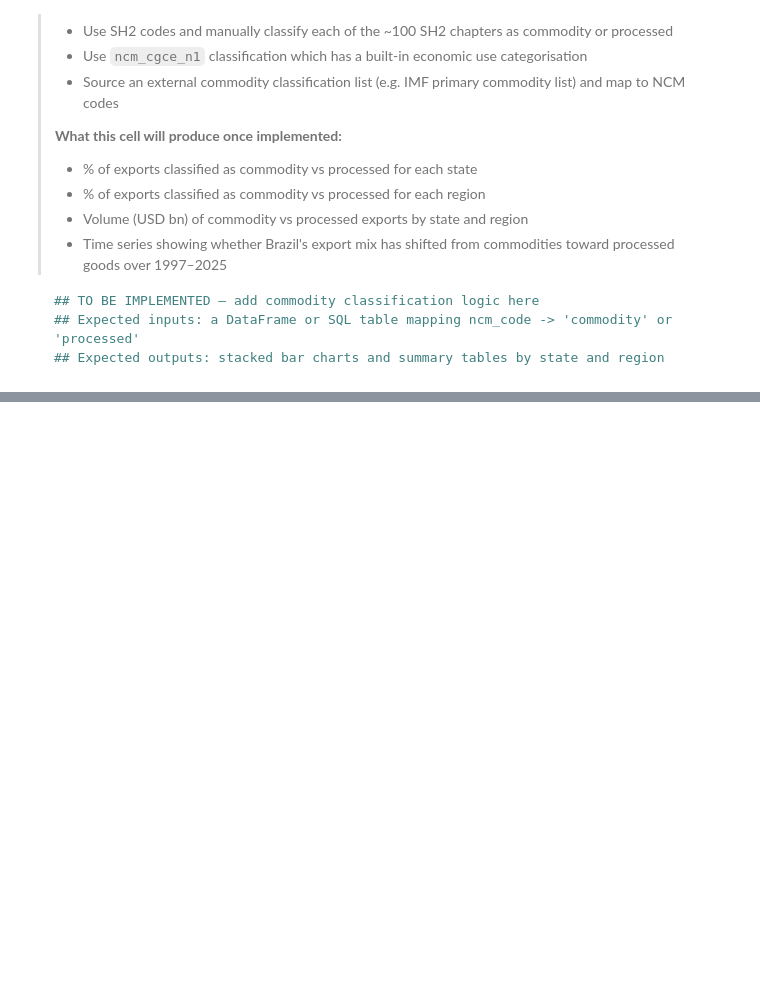
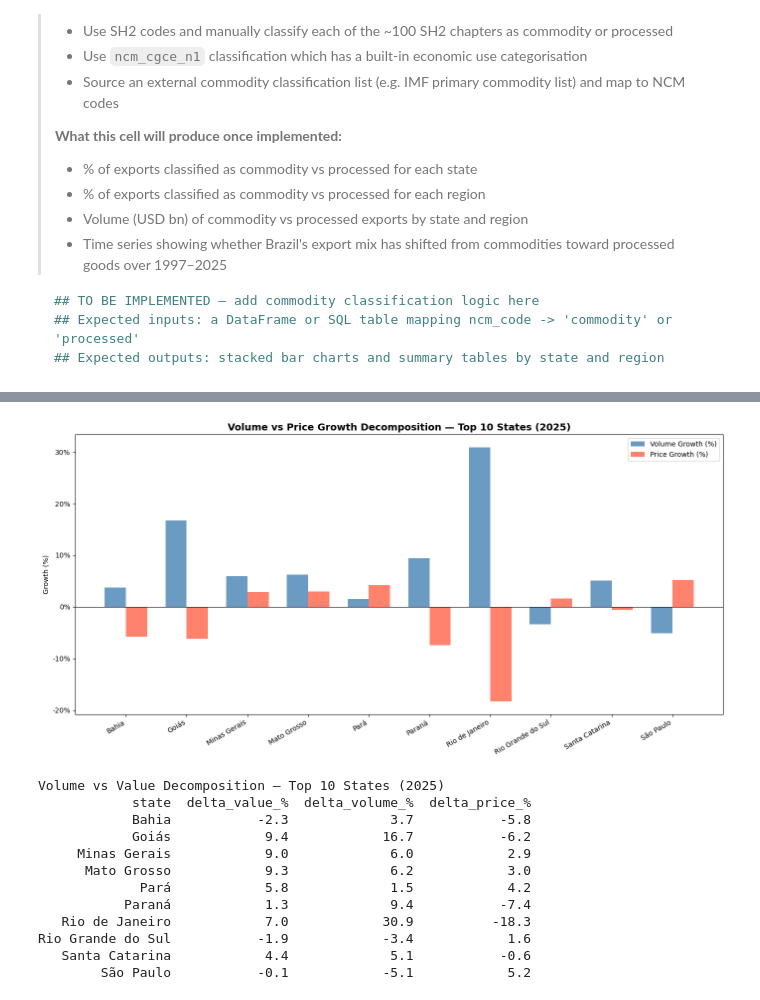
Before and after one commit to Eduardo-kohn/brazil-state-trade-analysis, a Jupyter notebook: SRC/Analysis/step2_state_competitiveness.ipynb, the cells around one changed output, grey strips where cells are left out. Cells and saved outputs as stored; diff of their text form; code cells hidden in the pictures; blank space fills up the shorter version.

```diff
--- a/SRC/Analysis/step2_state_competitiveness.ipynb
+++ b/SRC/Analysis/step2_state_competitiveness.ipynb
@@ -1574,0 +1768,64 @@ Regional Trade Hub Profiles (2025)
+# %%
+query_vol_val = f"""
+    SELECT e.\"CO_ANO\" AS year,
+           e.\"SG_UF_NCM\" AS uf,
+           SUM(e.\"VL_FOB\") AS exports_usd,
+           SUM(e.\"KG_LIQUIDO\") AS total_kg
+    FROM exp e
+    WHERE e.\"CO_ANO\" <= {MAX_YEAR}
+    AND e.\"KG_LIQUIDO\" > 0
+    GROUP BY e.\"CO_ANO\", e.\"SG_UF_NCM\"
+    ORDER BY e.\"SG_UF_NCM\", year
+"""
+
+df_vv = pd.read_sql(query_vol_val, engine)
+df_vv = df_vv.merge(df_state[['uf', 'state']], on='uf', how='left')
+df_vv['usd_per_kg'] = df_vv['exports_usd'] / df_vv['total_kg']
+
+## YoY changes
+df_vv['delta_value_%']  = df_vv.groupby('uf')['exports_usd'].pct_change() * 100
+df_vv['delta_volume_%'] = df_vv.groupby('uf')['total_kg'].pct_change() * 100
+df_vv['delta_price_%']  = df_vv.groupby('uf')['usd_per_kg'].pct_change() * 100
+
+## Latest year summary for top 10 states
+df_vv_latest = df_vv[
+    (df_vv['year'] == MAX_YEAR) &
+    (df_vv['state'].isin(df_state.head(10)['state'].tolist()))
+][['state', 'exports_usd', 'total_kg', 'usd_per_kg',
+   'delta_value_%', 'delta_volume_%', 'delta_price_%']].round(1)
+
+## Grouped bar chart
+df_vv_plot = df_vv_latest.set_index('state')[['delta_volume_%', 'delta_price_%']].dropna()
+x     = np.arange(len(df_vv_plot))
+width = 0.35
+
+fig, ax = plt.subplots(figsize=(14, 7))
+ax.bar(x - width/2, df_vv_plot['delta_volume_%'], width, label='Volume Growth (%)', color='steelblue', alpha=0.8)
+ax.bar(x + width/2, df_vv_plot['delta_price_%'],  width, label='Price Growth (%)',  color='tomato',    alpha=0.8)
+ax.axhline(y=0, color='black', linewidth=0.8)
+ax.set_title(f'Volume vs Price Growth Decomposition — Top 10 States ({MAX_YEAR})', fontsize=14, fontweight='bold')
+ax.set_ylabel('Growth (%)')
+ax.set_xticks(x)
+ax.set_xticklabels(df_vv_plot.index, rotation=30, ha='right')
+ax.yaxis.set_major_formatter(mticker.FormatStrFormatter('%.0f%%'))
+ax.legend(fontsize=10)
+plt.tight_layout()
+plt.savefig('output_2_18_vol_val_decomp.png', dpi=150)
+plt.show()
+
+print(f'\nVolume vs Value Decomposition — Top 10 States ({MAX_YEAR})')
+print(df_vv_latest[['state', 'delta_value_%', 'delta_volume_%', 'delta_price_%']].to_string(index=False))
+# %% [output]
+[figure, added]
+Volume vs Value Decomposition — Top 10 States (2025)
+            state  delta_value_%  delta_volume_%  delta_price_%
+            Bahia           -2.3             3.7           -5.8
+            Goiás            9.4            16.7           -6.2
+     Minas Gerais            9.0             6.0            2.9
+      Mato Grosso            9.3             6.2            3.0
+             Pará            5.8             1.5            4.2
+           Paraná            1.3             9.4           -7.4
+   Rio de Janeiro            7.0            30.9          -18.3
+Rio Grande do Sul           -1.9            -3.4            1.6
+   Santa Catarina            4.4             5.1           -0.6
+        São Paulo           -0.1            -5.1            5.2
```
Also changed, not shown: parts of 48 cells of this notebook.
